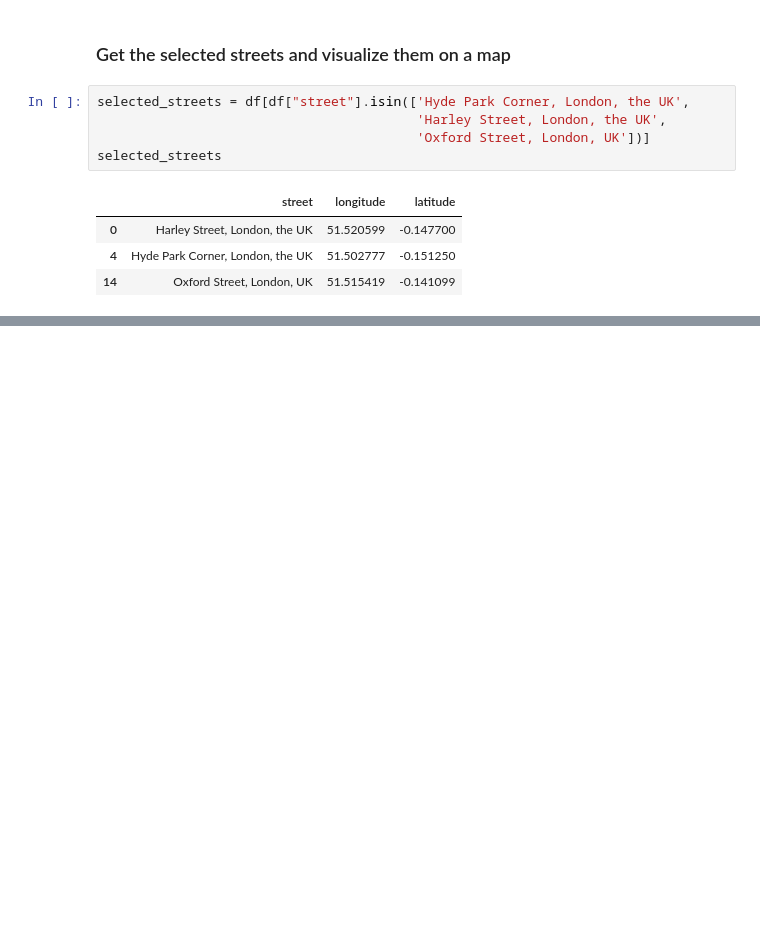
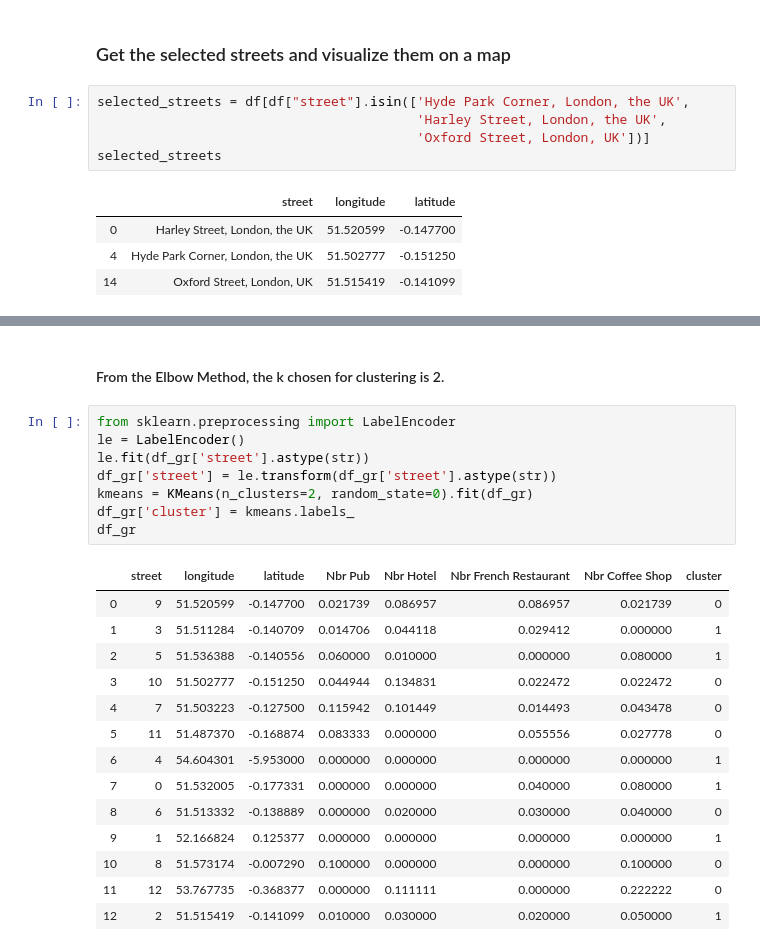
Before and after one commit to AmeniKacem/Coursera_Capstone, a Jupyter notebook: Capstone_Project_The_Battle_of_Neighborhoods(Week 2).ipynb, the cells around one changed output, grey strips where cells are left out. Cells and saved outputs as stored; diff of their text form; blank space fills up the shorter version.

```diff
--- a/Capstone_Project_The_Battle_of_Neighborhoods(Week 2).ipynb
+++ b/Capstone_Project_The_Battle_of_Neighborhoods(Week 2).ipynb
@@ -395,0 +522,25 @@ map_selected_streets
+# %% [markdown]
+#### From the Elbow Method, the k chosen for clustering is 2.
+# %%
+from sklearn.preprocessing import LabelEncoder
+le = LabelEncoder()
+le.fit(df_gr['street'].astype(str))
+df_gr['street'] = le.transform(df_gr['street'].astype(str))
+kmeans = KMeans(n_clusters=2, random_state=0).fit(df_gr)
+df_gr['cluster'] = kmeans.labels_
+df_gr
+# %% [output]
+|  | street | longitude | latitude | Nbr Pub | Nbr Hotel | Nbr French Restaurant | Nbr Coffee Shop | cluster |
+| 0 | 9 | 51.520599 | -0.147700 | 0.021739 | 0.086957 | 0.086957 | 0.021739 | 0 |
+| 1 | 3 | 51.511284 | -0.140709 | 0.014706 | 0.044118 | 0.029412 | 0.000000 | 1 |
+| 2 | 5 | 51.536388 | -0.140556 | 0.060000 | 0.010000 | 0.000000 | 0.080000 | 1 |
+| 3 | 10 | 51.502777 | -0.151250 | 0.044944 | 0.134831 | 0.022472 | 0.022472 | 0 |
+| 4 | 7 | 51.503223 | -0.127500 | 0.115942 | 0.101449 | 0.014493 | 0.043478 | 0 |
+| 5 | 11 | 51.487370 | -0.168874 | 0.083333 | 0.000000 | 0.055556 | 0.027778 | 0 |
+| 6 | 4 | 54.604301 | -5.953000 | 0.000000 | 0.000000 | 0.000000 | 0.000000 | 1 |
+| 7 | 0 | 51.532005 | -0.177331 | 0.000000 | 0.000000 | 0.040000 | 0.080000 | 1 |
+| 8 | 6 | 51.513332 | -0.138889 | 0.000000 | 0.020000 | 0.030000 | 0.040000 | 0 |
+| 9 | 1 | 52.166824 | 0.125377 | 0.000000 | 0.000000 | 0.000000 | 0.000000 | 1 |
+| 10 | 8 | 51.573174 | -0.007290 | 0.100000 | 0.000000 | 0.000000 | 0.100000 | 0 |
+| 11 | 12 | 53.767735 | -0.368377 | 0.000000 | 0.111111 | 0.000000 | 0.222222 | 0 |
+| 12 | 2 | 51.515419 | -0.141099 | 0.010000 | 0.030000 | 0.020000 | 0.050000 | 1 |
```
Also changed, not shown: parts of 31 cells of this notebook, 7 other files.
